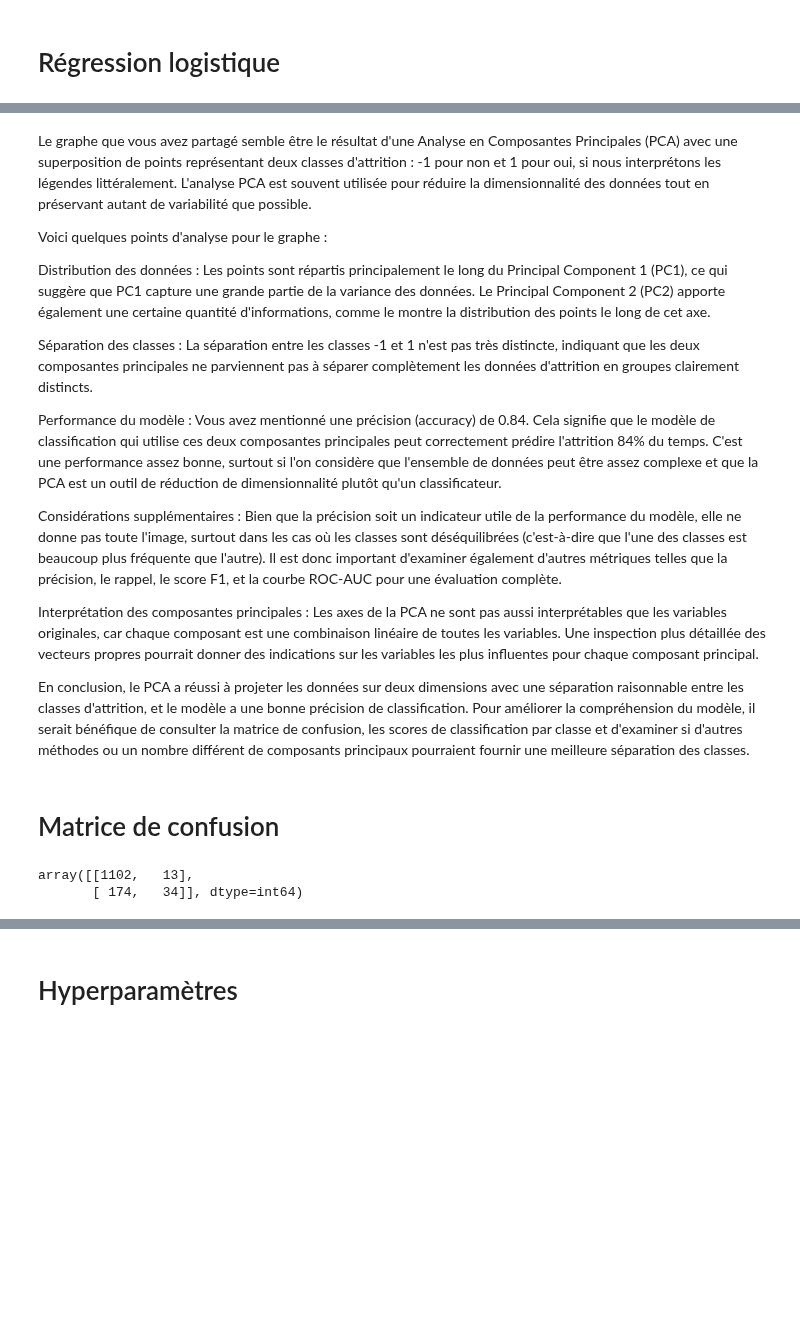
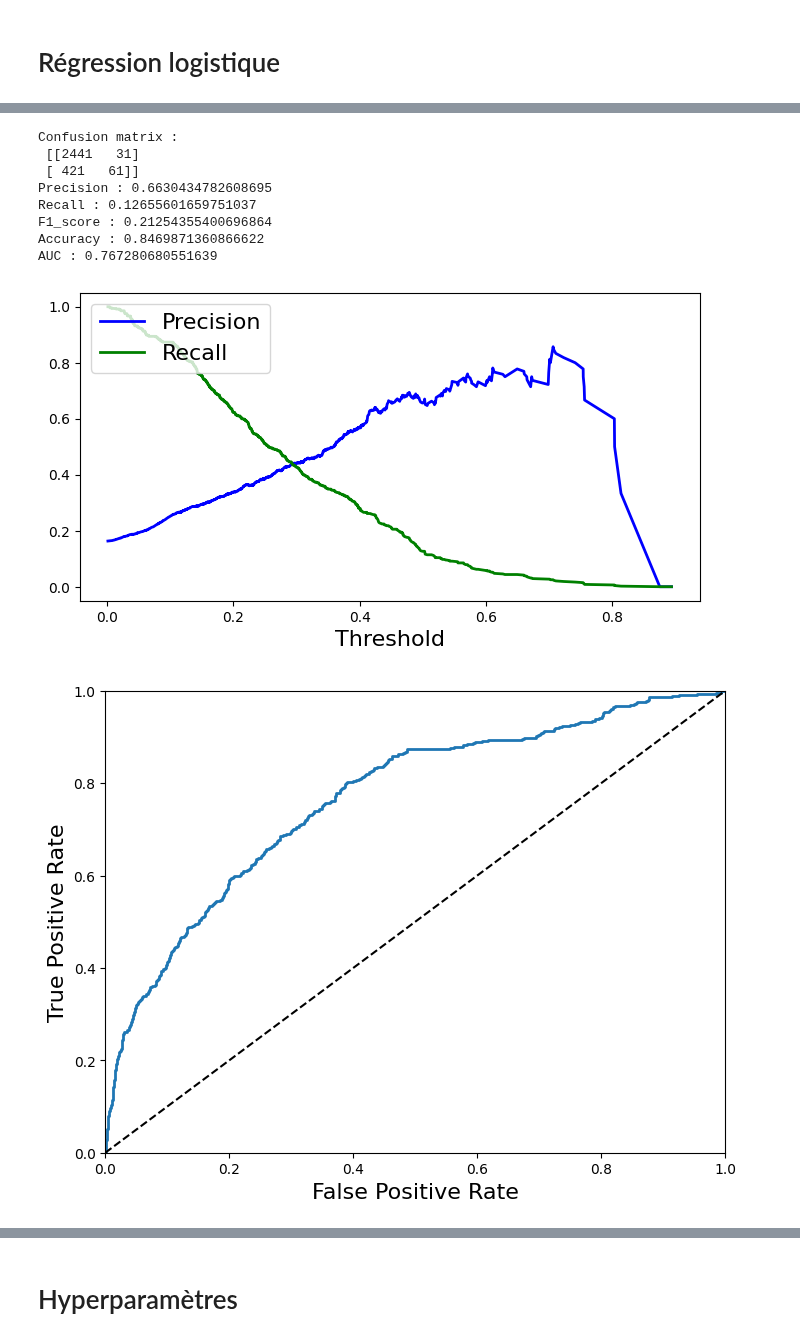
Before and after one commit to IA-G3/Projet-IA, a Jupyter notebook: modeles.ipynb, the cells around one changed output, grey strips where cells are left out. Saved outputs shown, nothing was run; the diff lists cells and outputs as text; code cells hidden in the pictures; blank space fills up the shorter version.

```diff
--- a/modeles.ipynb
+++ b/modeles.ipynb
@@ -53,26 +116,22 @@ accuracy: 0.8586545729402872
-# %% [markdown]
-Le graphe que vous avez partagé semble être le résultat d'une Analyse en Composantes Principales (PCA) avec une superposition de points représentant deux classes d'attrition : -1 pour non et 1 pour oui, si nous interprétons les légendes littéralement. L'analyse PCA est souvent utilisée pour réduire la dimensionnalité des données tout en préservant autant de variabilité que possible.
-
-Voici quelques points d'analyse pour le graphe :
-
-Distribution des données : Les points sont répartis principalement le long du Principal Component 1 (PC1), ce qui suggère que PC1 capture une grande partie de la variance des données. Le Principal Component 2 (PC2) apporte également une certaine quantité d'informations, comme le montre la distribution des points le long de cet axe.
-
-Séparation des classes : La séparation entre les classes -1 et 1 n'est pas très distincte, indiquant que les deux composantes principales ne parviennent pas à séparer complètement les données d'attrition en groupes clairement distincts.
-
-Performance du modèle : Vous avez mentionné une précision (accuracy) de 0.84. Cela signifie que le modèle de classification qui utilise ces deux composantes principales peut correctement prédire l'attrition 84% du temps. C'est une performance assez bonne, surtout si l'on considère que l'ensemble de données peut être assez complexe et que la PCA est un outil de réduction de dimensionnalité plutôt qu'un classificateur.
-
-Considérations supplémentaires : Bien que la précision soit un indicateur utile de la performance du modèle, elle ne donne pas toute l'image, surtout dans les cas où les classes sont déséquilibrées (c'est-à-dire que l'une des classes est beaucoup plus fréquente que l'autre). Il est donc important d'examiner également d'autres métriques telles que la précision, le rappel, le score F1, et la courbe ROC-AUC pour une évaluation complète.
-
-Interprétation des composantes principales : Les axes de la PCA ne sont pas aussi interprétables que les variables originales, car chaque composant est une combinaison linéaire de toutes les variables. Une inspection plus détaillée des vecteurs propres pourrait donner des indications sur les variables les plus influentes pour chaque composant principal.
-
-En conclusion, le PCA a réussi à projeter les données sur deux dimensions avec une séparation raisonnable entre les classes d'attrition, et le modèle a une bonne précision de classification. Pour améliorer la compréhension du modèle, il serait bénéfique de consulter la matrice de confusion, les scores de classification par classe et d'examiner si d'autres méthodes ou un nombre différent de composants principaux pourraient fournir une meilleure séparation des classes.
-# %% [markdown]
-# Matrice de confusion
-# %%
-#matrice de confusion
-from sklearn.metrics import confusion_matrix
-cm = confusion_matrix(y_test, y_pred)
-cm
-# %% [output]
-array([[1102,   13],
-       [ 174,   34]], dtype=int64)
+# %%
+from sklearn.linear_model import LogisticRegression
+
+logistic_regression = LogisticRegression(max_iter=1000, random_state=42)
+
+# Evaluation du modèle
+y_train_pred = cross_val_predict(logistic_regression, X_train, y_train, cv=3)
+
+y_scores = cross_val_predict(logistic_regression, X_train, y_train, cv=3, method="predict_proba")[:, 1]
+
+test_model(y_train, y_train_pred, y_scores)
+# %% [output]
+Confusion matrix :
+ [[2441   31]
+ [ 421   61]]
+Precision : 0.6630434782608695
+Recall : 0.12655601659751037
+F1_score : 0.21254355400696864
+Accuracy : 0.8469871360866622
+AUC : 0.767280680551639
+[figure, added]
+[figure, added]
```
Also changed, not shown: parts of 18 cells of this notebook.
